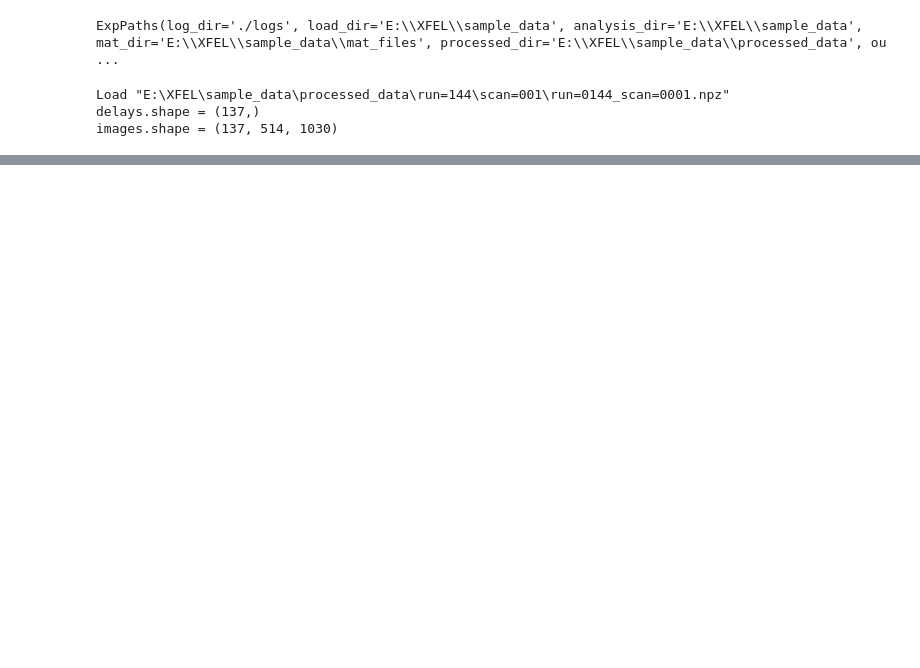
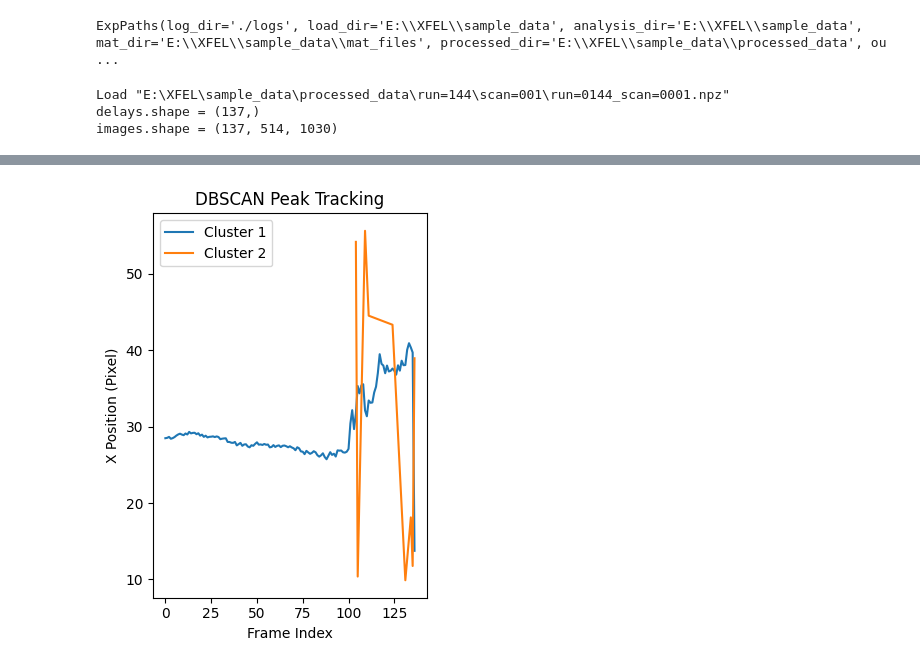
Before and after one commit to SJB7777/CordaX, a Jupyter notebook: notebooks/24_12_10/centroid.ipynb, the cells around one changed output, grey strips where cells are left out. Saved outputs shown, nothing was run; the diff lists cells and outputs as text; code cells hidden in the pictures; blank space fills up the shorter version.

```diff
--- a/notebooks/24_12_10/centroid.ipynb
+++ b/notebooks/24_12_10/centroid.ipynb
@@ -237,0 +249,38 @@ AttributeError: 'list' object has no attribute 'T'
+# %%
+# 2. DBSCAN 기반 추적 결과
+dbscan_trajectories = dbscan_peak_tracking(frames)
+
+# 4. DBSCAN 결과 플롯
+# plt.subplot(1, 2, 2)
+# for i, frame_centers in enumerate(dbscan_trajectories):  # 각 프레임의 클러스터 중심
+#     for j, (y, x) in enumerate(frame_centers):  # 클러스터별 x, y 위치
+#         plt.scatter(i, x, label=f"Cluster {j + 1}" if i == 0 else "", alpha=0.7)
+
+# 4. DBSCAN 결과 플롯
+plt.subplot(1, 2, 2)
+
+# 클러스터별 데이터를 저장
+cluster_paths = {}
+
+# 각 프레임에서 클러스터 중심 추적
+for i, frame_centers in enumerate(dbscan_trajectories):  # 각 프레임의 클러스터 중심
+    for j, (y, x) in enumerate(frame_centers):  # 클러스터별 x, y 위치
+        if j not in cluster_paths:
+            cluster_paths[j] = {"x": [], "frame": []}
+        cluster_paths[j]["x"].append(x)
+        cluster_paths[j]["frame"].append(i)
+
+# 클러스터별 궤적 플롯
+for cluster_id, path in cluster_paths.items():
+    plt.plot(path["frame"], path["x"], label=f"Cluster {cluster_id + 1}")
+
+
+plt.title("DBSCAN Peak Tracking")
+plt.xlabel("Frame Index")
+plt.ylabel("X Position (Pixel)")
+plt.legend()
+
+plt.tight_layout()
+plt.show()
+# %% [output]
+[figure, added]
```
Also changed, not shown: parts of 13 cells of this notebook, 20 other files.
